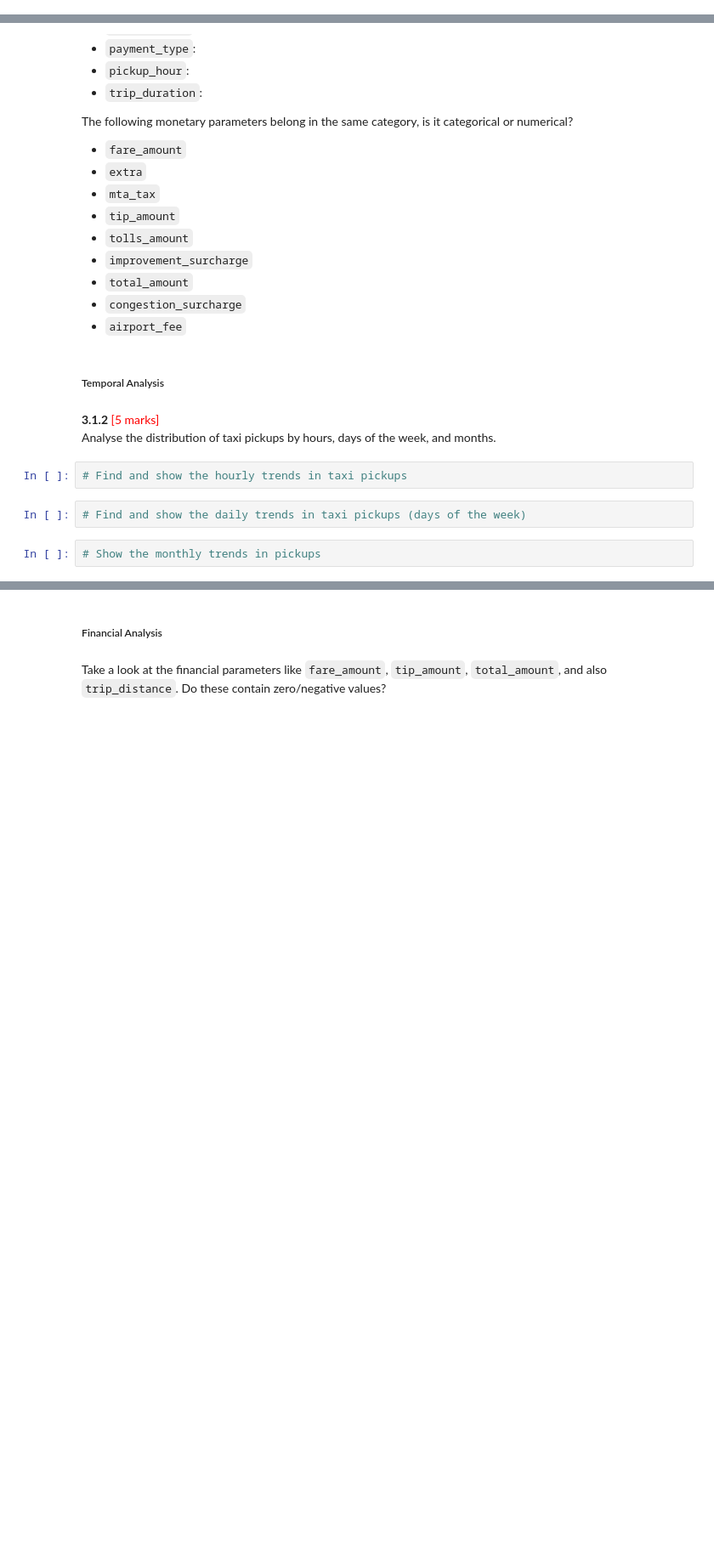
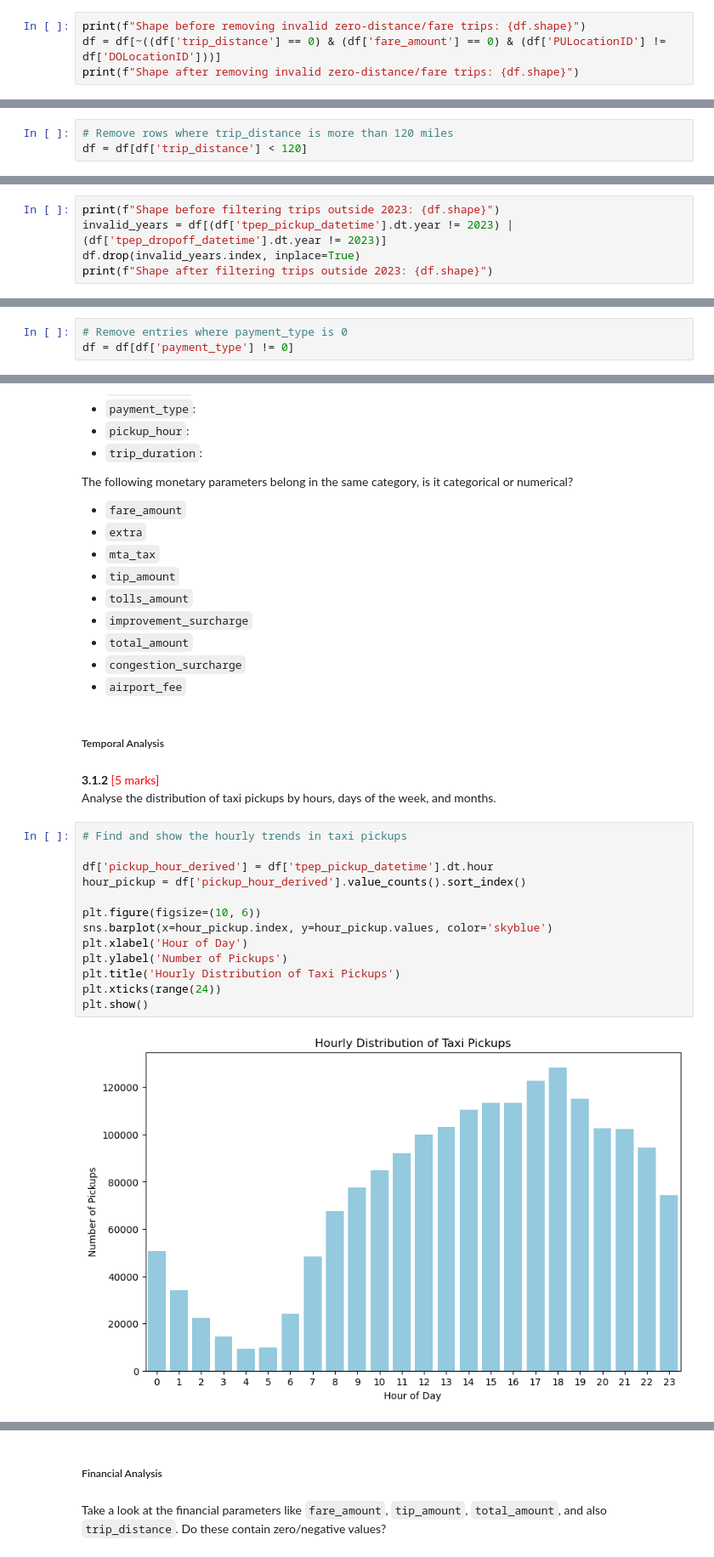
Before and after one commit to rajiv2607/EDA-NYC-Taxi, a Jupyter notebook: Datasets and Dictionary/EDA_Assg_NYC_Taxi_Starter.ipynb, the cells around one changed output, grey strips where cells are left out. Shown at 85% size. Saved outputs shown, nothing was run; the diff lists cells and outputs as text; blank space fills up the shorter version.

```diff
--- a/Datasets and Dictionary/EDA_Assg_NYC_Taxi_Starter.ipynb
+++ b/Datasets and Dictionary/EDA_Assg_NYC_Taxi_Starter.ipynb
@@ -490,0 +620,4 @@ First, let us remove 7+ passenger counts as there are very less instances.
+# %%
+print(f"Shape before removing invalid zero-distance/fare trips: {df.shape}")
+df = df[~((df['trip_distance'] == 0) & (df['fare_amount'] == 0) & (df['PULocationID'] != df['DOLocationID']))]
+print(f"Shape after removing invalid zero-distance/fare trips: {df.shape}")
@@ -490,0 +629,3 @@ First, let us remove 7+ passenger counts as there are very less instances.
+# %%
+# Remove rows where trip_distance is more than 120 miles
+df = df[df['trip_distance'] < 120]
@@ -490,0 +634,5 @@ First, let us remove 7+ passenger counts as there are very less instances.
+# %%
+print(f"Shape before filtering trips outside 2023: {df.shape}")
+invalid_years = df[(df['tpep_pickup_datetime'].dt.year != 2023) | (df['tpep_dropoff_datetime'].dt.year != 2023)]
+df.drop(invalid_years.index, inplace=True)
+print(f"Shape after filtering trips outside 2023: {df.shape}")
@@ -491,3 +654,6 @@ First, let us remove 7+ passenger counts as there are very less instances.
+# %%
+# Remove entries where payment_type is 0
+df = df[df['payment_type'] != 0]
 # %%
 # Do any columns need standardising?
 # %% [markdown]
@@ -531,9 +716,18 @@ The following monetary parameters belong in the same category, is it categorical
 # %% [markdown]
 **3.1.2** <font color = red>[5 marks]</font> <br>
 Analyse the distribution of taxi pickups by hours, days of the week, and months.
-# %%
-# Find and show the hourly trends in taxi pickups
-# %%
-# Find and show the daily trends in taxi pickups (days of the week)
-# %%
-# Show the monthly trends in pickups
+# %%
+# Find and show the hourly trends in taxi pickups
+
+df['pickup_hour_derived'] = df['tpep_pickup_datetime'].dt.hour
+hour_pickup = df['pickup_hour_derived'].value_counts().sort_index()
+
+plt.figure(figsize=(10, 6))
+sns.barplot(x=hour_pickup.index, y=hour_pickup.values, color='skyblue')
+plt.xlabel('Hour of Day')
+plt.ylabel('Number of Pickups')
+plt.title('Hourly Distribution of Taxi Pickups')
+plt.xticks(range(24))
+plt.show()
+# %% [output]
+[figure, added]
```
Also changed, not shown: parts of 45 cells of this notebook.
